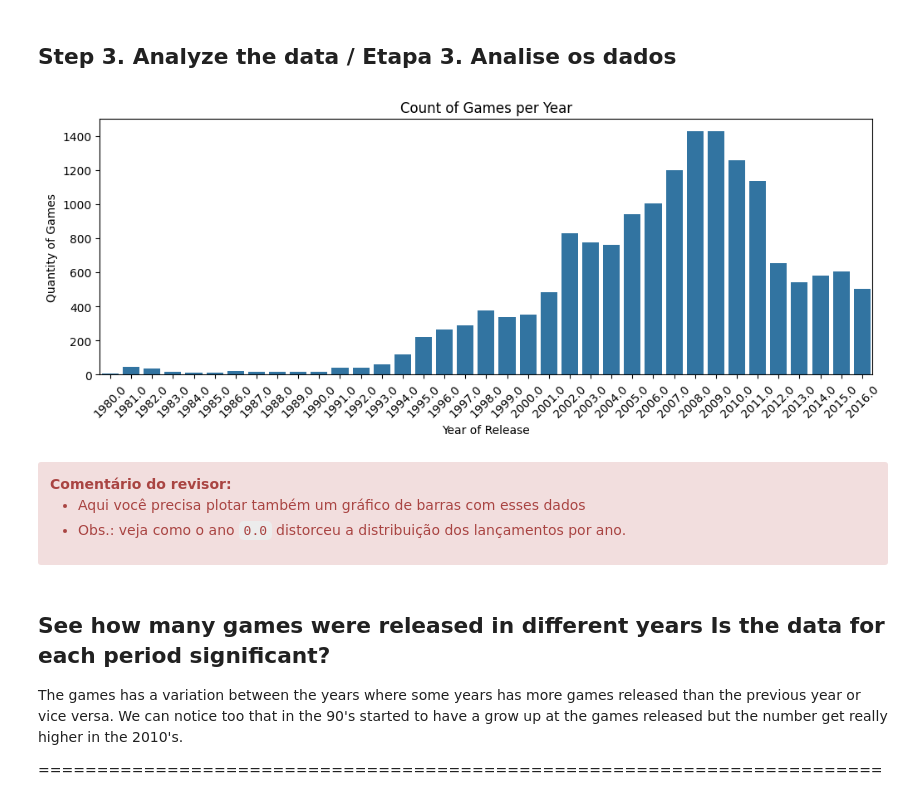
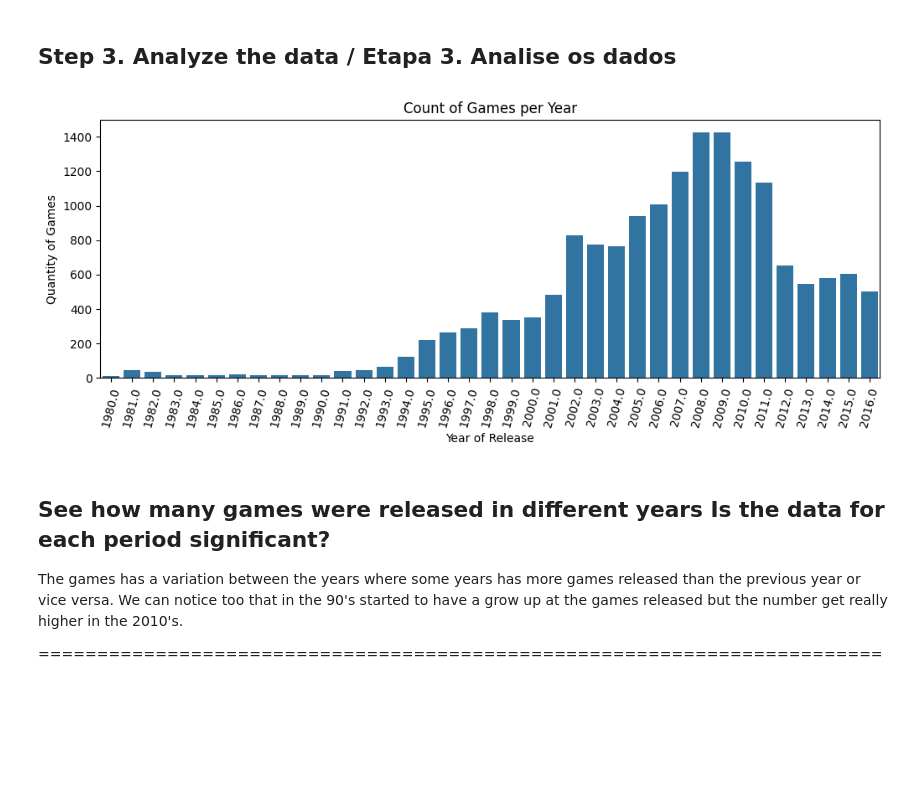
Before and after one commit to RafaelGenari/Bootcamp-Project-Video-Games-Ice-Company, a Jupyter notebook: Notebooks/EDA.ipynb, the cells around one changed output. Drawn from its saved outputs; the diff is of its cells as text; code cells hidden in the pictures; blank space fills up the shorter version.

```diff
--- a/Notebooks/EDA.ipynb
+++ b/Notebooks/EDA.ipynb
@@ -215,22 +184,15 @@ Os valores nulos podem ocorrer porque o conjunto de dados é de 2016 e pode ser
 # %%
 df_year_of_release = df_games.groupby('year_of_release')['name'].count().reset_index() # count of games per year / contagem de jogos por ano
 
 plt.figure(figsize = (12,4))
 sns.barplot(x = 'year_of_release', y = 'name', data = df_year_of_release)
 plt.title('Count of Games per Year')
 plt.xlabel('Year of Release')
 plt.ylabel('Quantity of Games')
-plt.xticks(rotation=45)
+plt.xticks(rotation=75)
 plt.show()
 # %% [output]
-[figure, old version]
+[figure, new version]
-# %% [markdown]
-<div class="alert alert-block alert-danger">
-<b> Comentário do revisor: </b> <a class="tocSkip"></a>
-
-- Aqui você precisa plotar também um gráfico de barras com esses dados
-- Obs.: veja como o ano `0.0` distorceu a distribuição dos lançamentos por ano.
-</div>
 # %% [markdown]
 ## See how many games were released in different years Is the data for each period significant?
 
```
Also changed, not shown: parts of 53 cells of this notebook.
